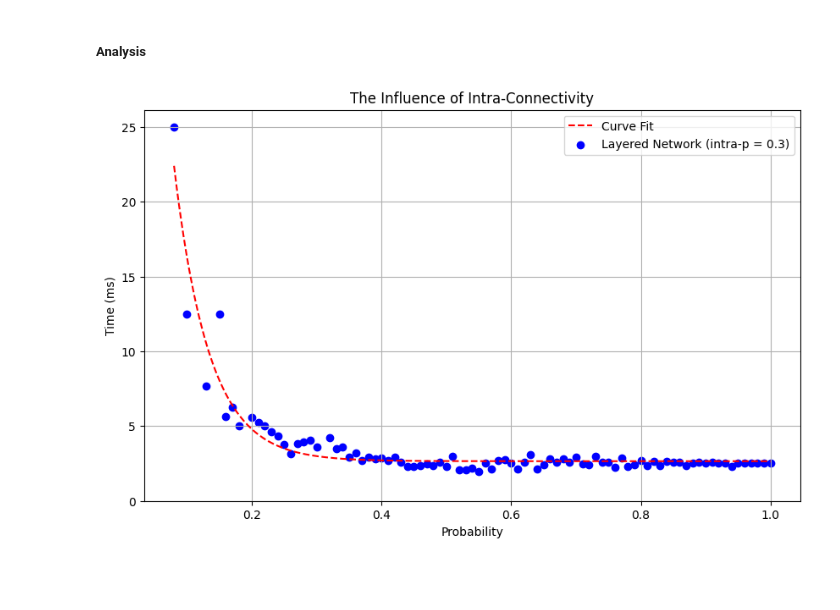
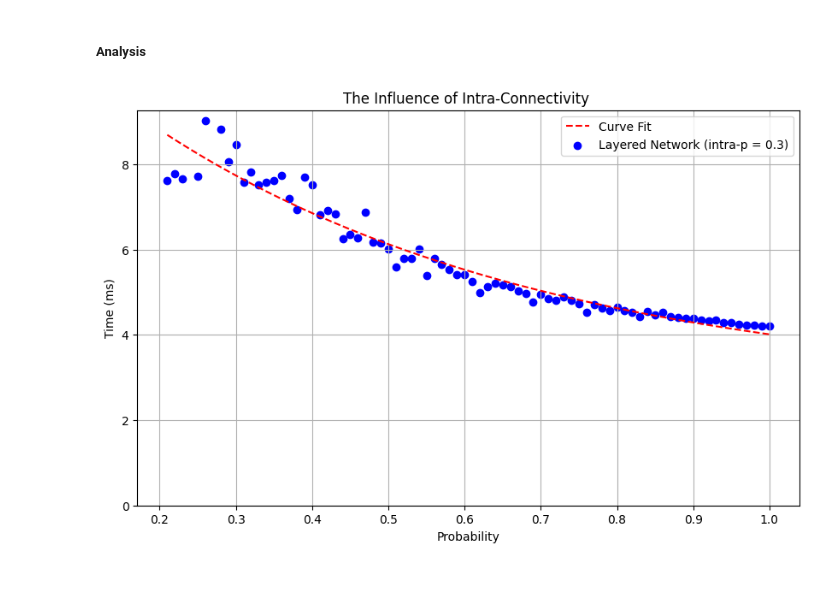
Before and after one commit to ZhuonengBao/Computational-Science-Project, a Jupyter notebook: Project Computational Science.ipynb, the cells around one changed output. Saved outputs shown, nothing was run; the diff lists cells and outputs as text; code cells hidden in the pictures.

Commit message:
Mutliple Layer BugFix

```diff
--- a/Project Computational Science.ipynb
+++ b/Project Computational Science.ipynb
@@ -167,8 +167,7 @@ peaktime = Network.run()
 n = 10
 step = 0.01
 time = 25
-step = 0.01
-N_sim = 5
+N_sim = 2
 
 intra_p = 0.3
 inter_ps = np.arange(0, 1 + step, step)
@@ -176,12 +175,12 @@ inter_ps = np.arange(0, 1 + step, step)
 def layered_sim(p):
     peak_times_for_p = []
     for _ in range(N_sim):
-        Network = LayeredNetworkGraph([(n, 0, 'g'), (n, intra_p, 'h')], time, step, inter_prob=p, verbose=False)
+        Network = LayeredNetworkGraph([(n, 0, 'g'), (n, intra_p, 'h'), (n, intra_p, 'i')], time, step, inter_prob=p, verbose=False)
         peak_time = Network.run()
         peak_times_for_p.append(peak_time)
 
     # Remove zeros
-    filtered_peak_times = [t for t in peak_times_for_p if t > 0.1]
+    filtered_peak_times = [t for t in peak_times_for_p if t != 0]
     return np.mean(filtered_peak_times) if filtered_peak_times else 0
 
 
@@ -192,30 +191,30 @@ with Pool(processes=4) as pool:
 # %%
 # Exponential Decay
 def fit_function(x, a, b, c):
     return a * np.exp(-b * x) + c
 
 # Filter Zeros
-idxs = np.array(peak_times) > 0.1
+idxs = np.array(peak_times) != 0  # Create a mask for non-zero values
 f_ps = inter_ps[idxs]
 f_times = np.array(peak_times)[idxs]
 
 # Curve Fit
-popt, pcov = curve_fit(fit_function, f_ps, f_times)
+popt, pcov = curve_fit(fit_function, f_ps, f_times, maxfev=50000)
 fit_x = np.linspace(min(f_ps), max(f_ps), 500)
 fit_y = fit_function(fit_x, *popt)
 
 # Plot the results
 plt.figure(figsize=(10, 6))
 plt.scatter(f_ps, f_times, label=f"Layered Network (intra-p = {intra_p})", color="blue")
 plt.plot(fit_x, fit_y, label="Curve Fit", color="red", linestyle="--")
 plt.xlabel("Probability")
 plt.ylabel("Time (ms)")
 plt.ylim(bottom=0)
 plt.legend()
-plt.title(f"The Influence of Intra-Connectivity")
+plt.title(f"The Influence of Intra-Connectivity ")
 plt.grid()
 plt.show()
 # %% [output]
-[figure, old version]
+[figure, new version]
 # %% [markdown]
 ###
```
Also changed, not shown: parts of 3 cells of this notebook, 2 other files.
